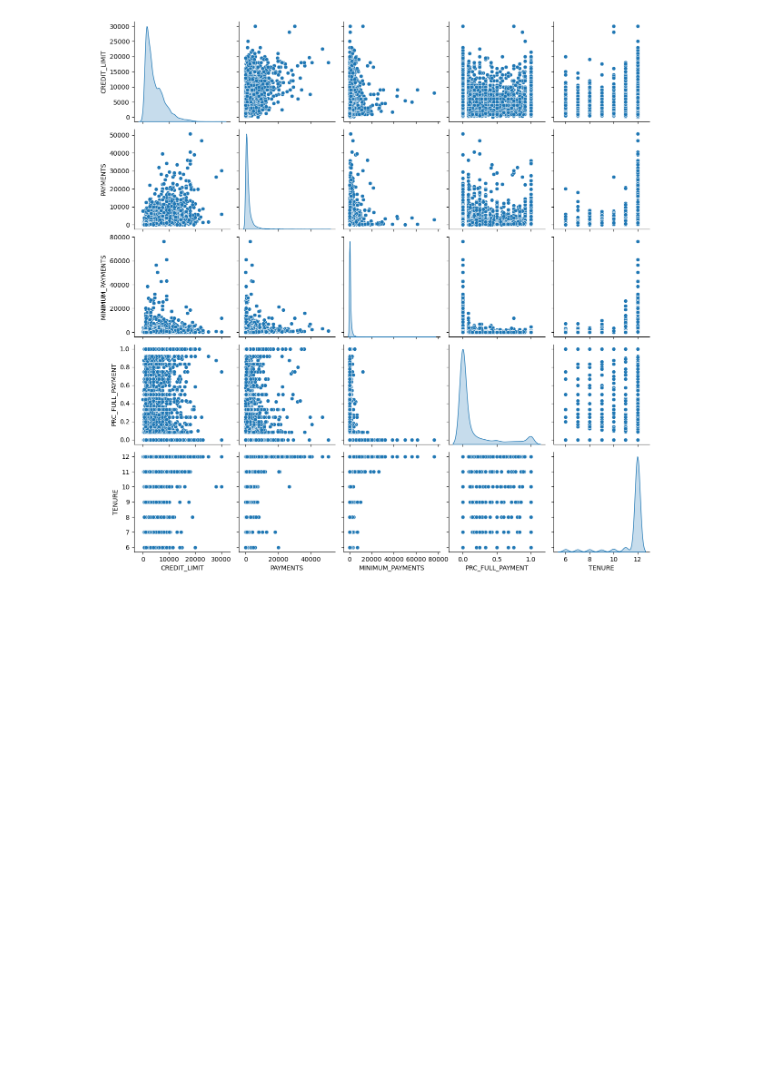
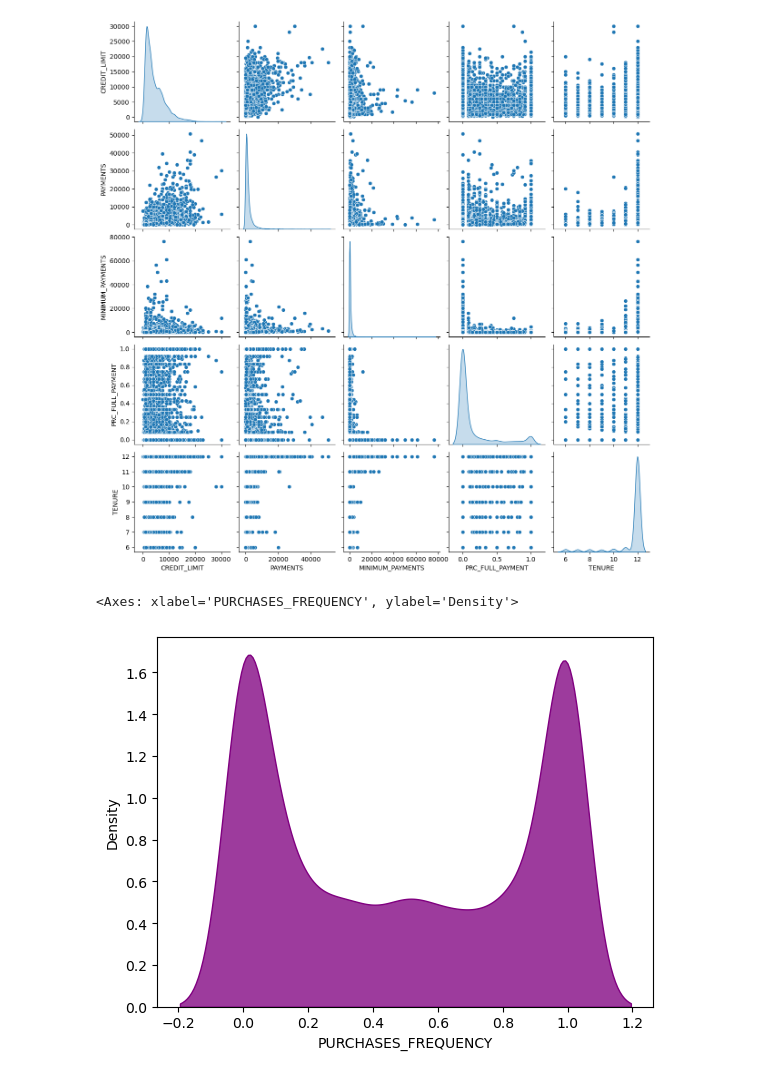
Before and after one commit to lucas-ben/mba-business-analytics, a Jupyter notebook: courses/machine-learning/Assignment 1/Bank Marketing Data/LucasBen_mban6120_assignment2.ipynb, the cells around one changed output. Drawn from its saved outputs; the diff is of its cells as text; code cells hidden in the pictures; blank space fills up the shorter version.

```diff
--- a/courses/machine-learning/Assignment 1/Bank Marketing Data/LucasBen_mban6120_assignment2.ipynb
+++ b/courses/machine-learning/Assignment 1/Bank Marketing Data/LucasBen_mban6120_assignment2.ipynb
@@ -63,3 +85,8 @@ sns.pairplot(subset3, diag_kind='kde')
 # %% [output]
 <seaborn.axisgrid.PairGrid at 0x...>
 [figure]
+# %%
+sns.kdeplot(df["PURCHASES_FREQUENCY"], fill=True, color='purple', alpha=0.77)
+# %% [output]
+<Axes: xlabel='PURCHASES_FREQUENCY', ylabel='Density'>
+[figure, added]
```
Also changed, not shown: parts of 3 cells of this notebook.
